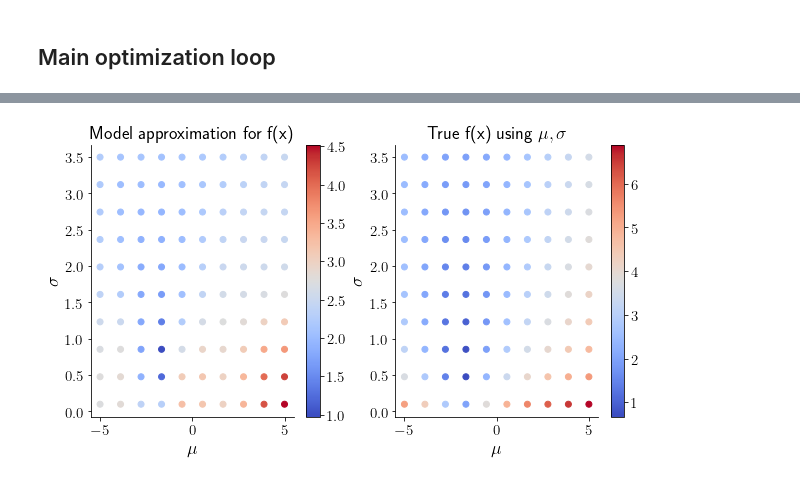
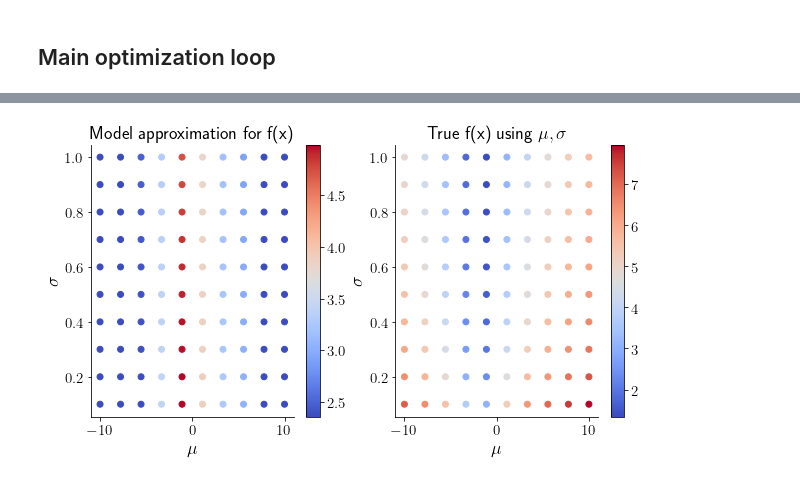
Before and after one commit to pozzo-research-group/HEAD, a Jupyter notebook: notebooks/15-Gaussian functions two dimensional learns hierarchies .ipynb, the cells around one changed output, grey strips where cells are left out. Drawn from its saved outputs; the diff is of its cells as text; code cells hidden in the pictures.

```diff
--- a/notebooks/15-Gaussian functions two dimensional learns hierarchies .ipynb
+++ b/notebooks/15-Gaussian functions two dimensional learns hierarchies .ipynb
@@ -32,15 +32,14 @@ from botorch.optim.optimize import optimize_acqf
 from botorch.acquisition import PosteriorMean
 from matplotlib import cm
 import matplotlib
-np.random.seed(0)
+torch.manual_seed(2021)
 
 N_SAMPLES = 100
 BATCH_SIZE = 4
 N_ITERATIONS = 15
 NUM_RESTARTS = 64
 RAW_SAMPLES = 1024
-N_INIT_SAMPLES = 2
-NUM_FILTERS = 5
+N_INIT_SAMPLES = 4
 
 TARGET = [-2,0.5]
 VERBOSE = False
@@ -62,8 +61,8 @@ plt.show()
 [figure]
 # %%
 # define search space
-param_mu = [-5,5]
-param_sig = [0.1,3.5]
+param_mu = [-10,10]
+param_sig = [0.1,1]
 bounds = torch.tensor((param_mu, param_sig)).T.to(**tkwargs)
 # %%
 def draw_random_batch(n_samples=6):
@@ -280,0 +303,27 @@ plt.show()
+# %%
+fig, axs = plt.subplots(1,2,figsize=(5*2,5))
+ax = axs[0]
+ax.scatter(posterior_max[:,0], posterior_max[:,1], c=batches[1:], cmap='coolwarm')
+ax.set_xlim(bounds.numpy()[:,0] + np.asarray([-0.1,0.1]))
+ax.set_ylim(bounds.numpy()[:,1] + np.asarray([-0.1,0.1]))
+ax.scatter(TARGET[0], TARGET[1], marker='o',
+           s=100, facecolors='none', color='k', lw=2.0)
+ax.set_xlabel(r'$\mu$', fontsize=14)
+ax.set_ylabel(r'$\sigma$', fontsize=14)
+
+ax = axs[1]
+ax.plot(lambda_, yt, 'k--', lw=2.0)
+cmap = cm.get_cmap('coolwarm')
+norm = matplotlib.colors.Normalize(vmin=0, vmax = len(batches))
+for i, bind in enumerate(posterior_max_spectra ):
+    wl, ext, _ = expt[bind-1]
+    ax.plot(wl, ext, color=cmap(norm(i)))
+ax.set_xlim([-5,5])
+ax.set_xlabel(r'$x$', fontsize=14)
+ax.set_ylabel(r'$\phi(x)$', fontsize=14)
+cax = plt.axes([0.95, 0.2, 0.01, 0.6])
+cbar = fig.colorbar(cm.ScalarMappable(norm=norm, cmap=cmap), cax=cax)
+cbar.ax.set_ylabel('Batch number', rotation=270)
+cbar.ax.get_yaxis().labelpad = 15
+
+plt.show()
@@ -281,25 +332,27 @@ plt.show()
 # %%
 fig, axs = plt.subplots(1,2, figsize=(5*2, 5))
 for ax in axs:
     ax.set_xlabel(r'$\mu$', fontsize=18)
     ax.set_ylabel(r'$\sigma$', fontsize=18)
 with torch.no_grad():
     mu_grid = np.linspace(*bounds[:,0].numpy(), num=10)
     sig_grid = np.linspace(*bounds[:,1].numpy(), num=10)
     test_x = head.Grid(mu_grid, sig_grid).points
     posterior = model.posterior(torch.tensor(test_x).to(**tkwargs))
+    posterior_mean = posterior.mean.cpu().numpy()
+    lower, upper = posterior.mvn.confidence_region()
     sc = axs[0].scatter(test_x[:,0], test_x[:,1],
-                        c=-posterior.mean.cpu().numpy(),
+                        c=-posterior_mean,
                         cmap='coolwarm')
     fig.colorbar(sc, ax=axs[0])
     axs[0].set_title('Model approximation for f(x)')
 
-    #sc = axs[1].scatter(test_x[:,0], test_x[:,1], c=distance.cdist(test_x, np.asarray(TARGET).reshape(1,2)))
+    ground_truth = H2.metric.dist(test_x, np.asarray(TARGET).reshape(1,2))
     sc = axs[1].scatter(test_x[:,0], test_x[:,1],
-                        c=H2.metric.dist(test_x, np.asarray(TARGET).reshape(1,2)),
+                        c=ground_truth,
                         cmap='coolwarm')
     fig.colorbar(sc, ax=axs[1])
     axs[1].set_title(r'True f(x) using $\mu, \sigma$')
 plt.show()
 # %% [output]
-[figure, old version]
+[figure, new version]
```
Also changed, not shown: parts of 9 cells of this notebook, 7 other files.
